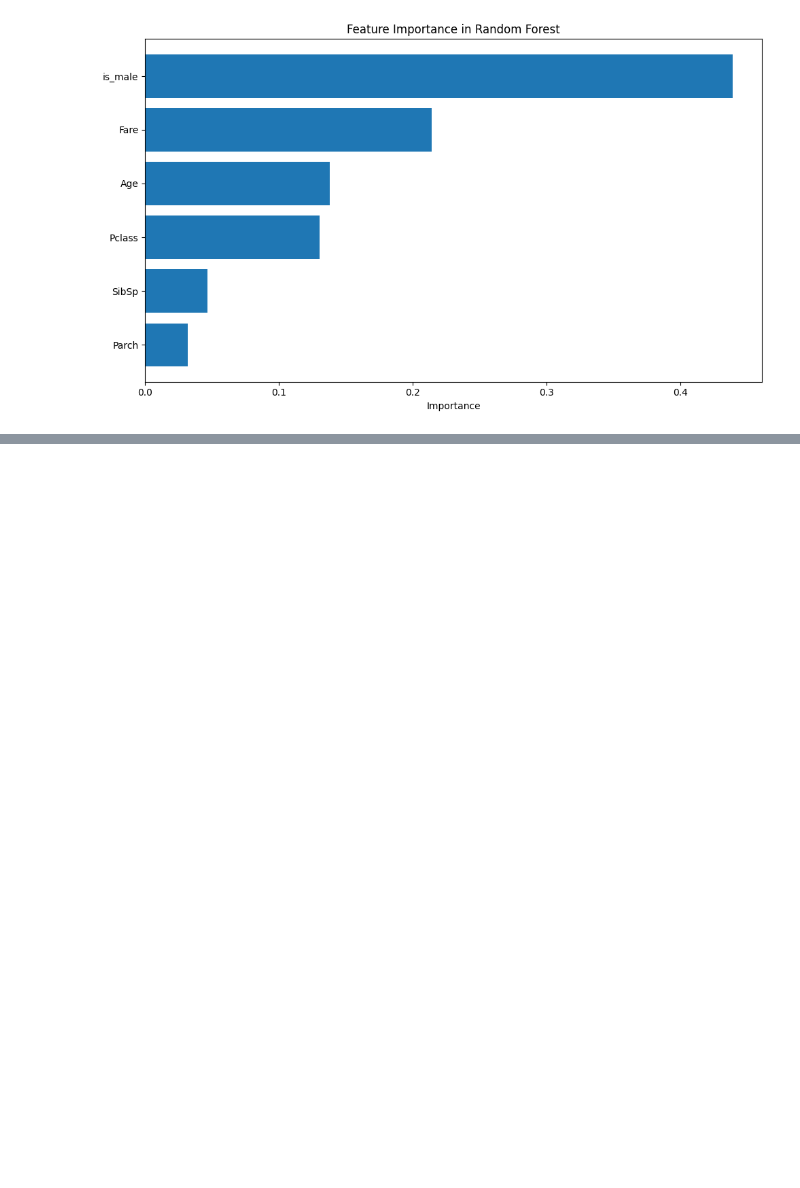
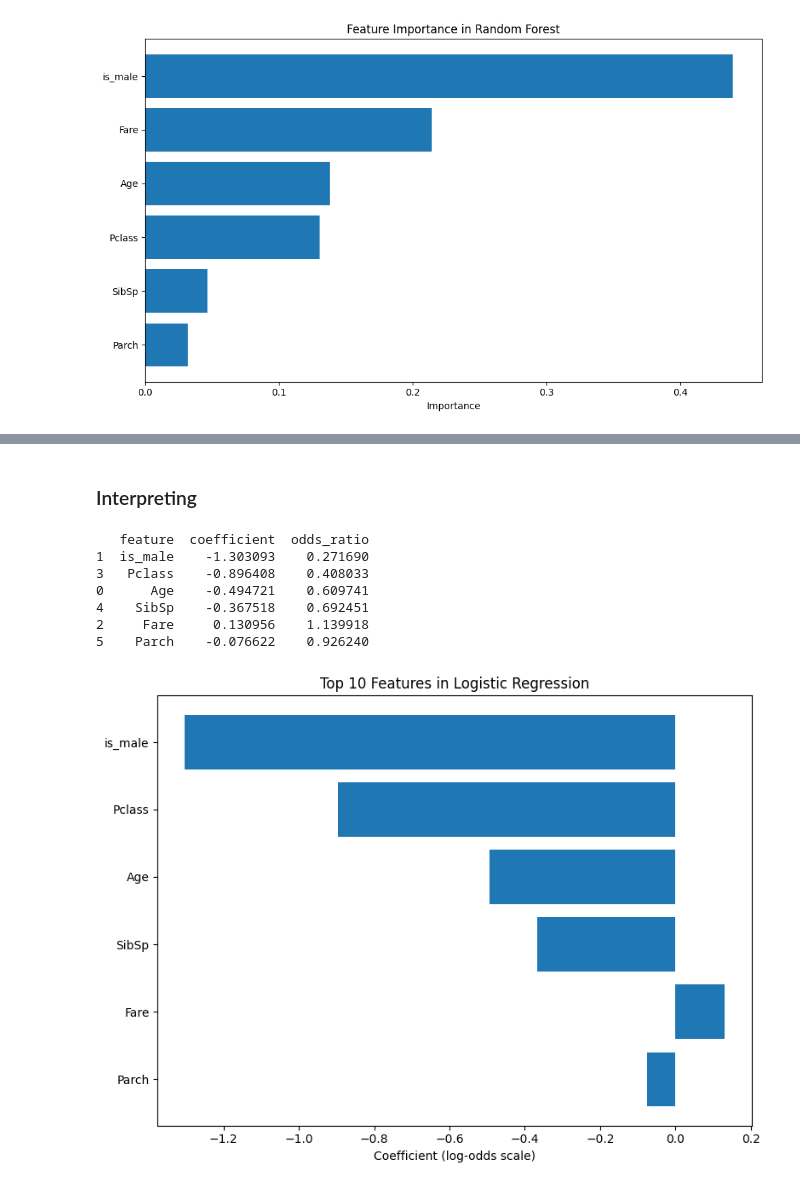
Before and after one commit to aminizadyar/kaggle_titanic_competition, a Jupyter notebook: first_try.ipynb, the cells around one changed output, grey strips where cells are left out. Saved outputs shown, nothing was run; the diff lists cells and outputs as text; code cells hidden in the pictures; blank space fills up the shorter version.

```diff
--- a/first_try.ipynb
+++ b/first_try.ipynb
@@ -178,0 +265,46 @@ plt.show()
+# %% [markdown]
+### Interpreting
+# %%
+# 1. Extract best‐found pipeline and logistic step
+best_pipe = grid_lr.best_estimator_
+best_lr   = best_pipe.named_steps['logreg']
+
+# 2. Get feature names
+feature_names = X_train.columns
+
+# 3. Pull out raw coefficients and compute odds ratios
+coefs      = best_lr.coef_[0]
+odds_ratios = np.exp(coefs)
+
+# 4. Build a DataFrame
+coef_df = pd.DataFrame({
+    'feature':     feature_names,
+    'coefficient': coefs,
+    'odds_ratio':  odds_ratios
+})
+
+# 5. Sort by absolute distance from OR=1 (largest effect)
+coef_df['effect_size'] = np.abs(coef_df['odds_ratio'] - 1)
+coef_df = coef_df.sort_values('effect_size', ascending=False).drop(columns='effect_size')
+
+print(coef_df)
+
+# 6. Plot the top features by absolute coefficient
+top10 = coef_df.reindex(coef_df['coefficient'].abs().sort_values(ascending=False).index).head(10)
+
+plt.figure(figsize=(8,6))
+plt.barh(top10['feature'], top10['coefficient'])
+plt.xlabel('Coefficient (log-odds scale)')
+plt.title('Top 10 Features in Logistic Regression')
+plt.gca().invert_yaxis()
+plt.tight_layout()
+plt.show()
+# %% [output]
+   feature  coefficient  odds_ratio
+1  is_male    -1.303093    0.271690
+3   Pclass    -0.896408    0.408033
+0      Age    -0.494721    0.609741
+4    SibSp    -0.367518    0.692451
+2     Fare     0.130956    1.139918
+5    Parch    -0.076622    0.926240
+[figure, added]
```
Also changed, not shown: parts of 13 cells of this notebook.
